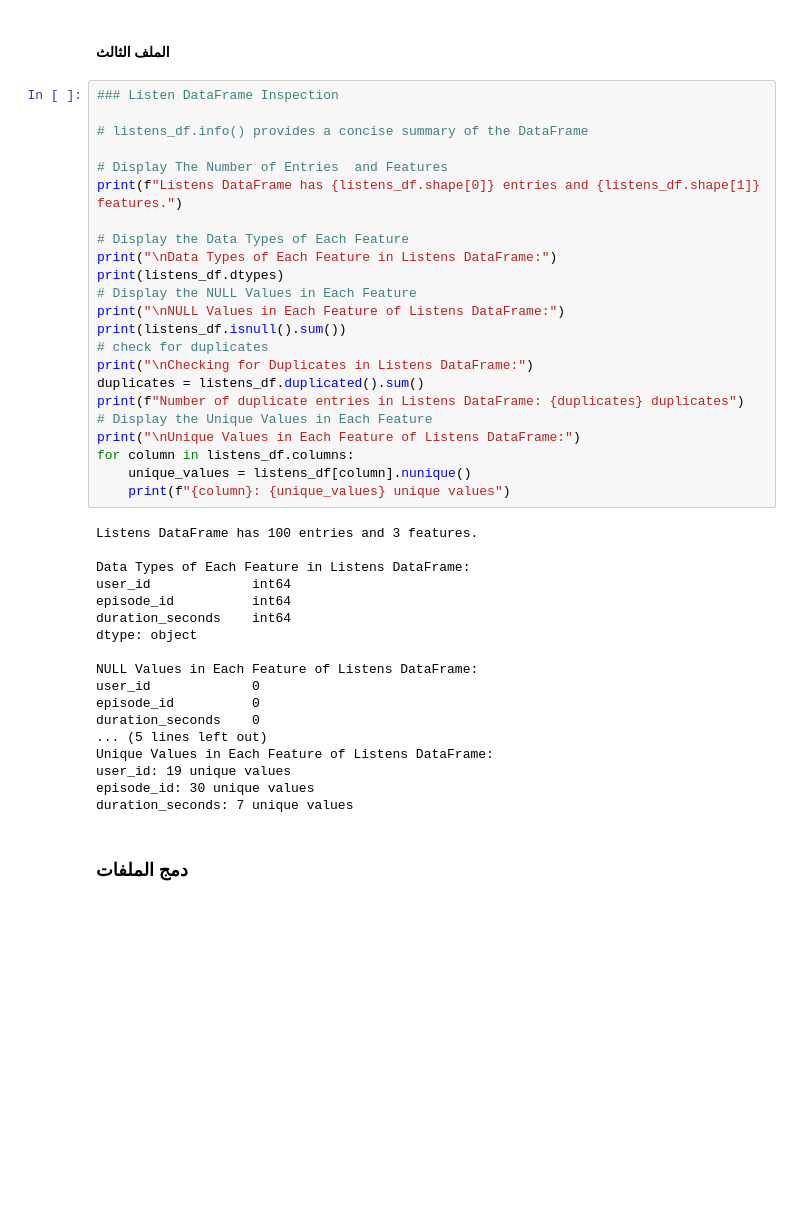
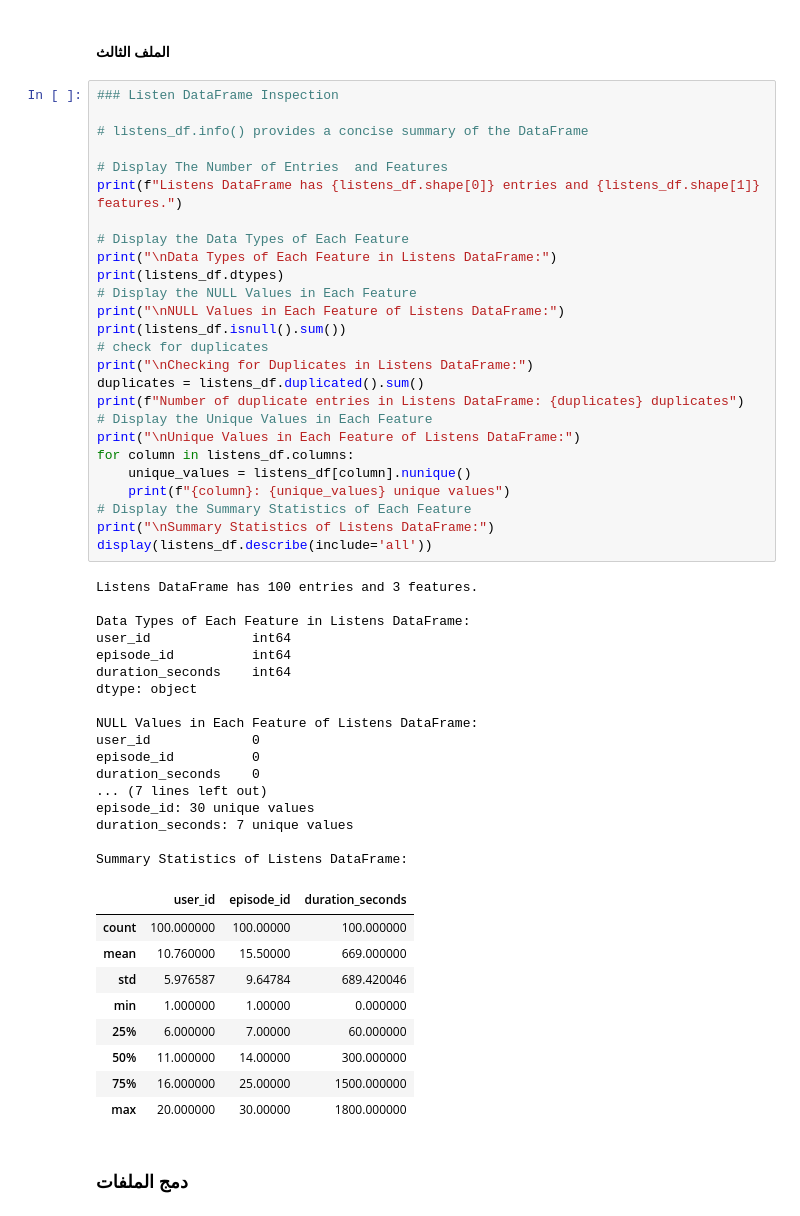
Before and after one commit to OmarAshIbra/8-Assignment, a Jupyter notebook: 8-Assignment.ipynb, the cells around one changed output. Cells and saved outputs as stored; diff of their text form; blank space fills up the shorter version.

```diff
--- a/8-Assignment.ipynb
+++ b/8-Assignment.ipynb
@@ -162,36 +165,48 @@ print(f"Listens DataFrame has {listens_df.shape[0]} entries and {listens_df.shap
 # Display the Data Types of Each Feature
 print("\nData Types of Each Feature in Listens DataFrame:")
 print(listens_df.dtypes)
 # Display the NULL Values in Each Feature
 print("\nNULL Values in Each Feature of Listens DataFrame:")
 print(listens_df.isnull().sum())
 # check for duplicates
 print("\nChecking for Duplicates in Listens DataFrame:")
 duplicates = listens_df.duplicated().sum()
 print(f"Number of duplicate entries in Listens DataFrame: {duplicates} duplicates")
 # Display the Unique Values in Each Feature
 print("\nUnique Values in Each Feature of Listens DataFrame:")
 for column in listens_df.columns:
     unique_values = listens_df[column].nunique()
     print(f"{column}: {unique_values} unique values")
+# Display the Summary Statistics of Each Feature
+print("\nSummary Statistics of Listens DataFrame:")
+display(listens_df.describe(include='all'))
 # %% [output]
 Listens DataFrame has 100 entries and 3 features.
 
 Data Types of Each Feature in Listens DataFrame:
 user_id             int64
 episode_id          int64
 duration_seconds    int64
 dtype: object
 
 NULL Values in Each Feature of Listens DataFrame:
 user_id             0
 episode_id          0
 duration_seconds    0
-... (5 lines left out)
-Unique Values in Each Feature of Listens DataFrame:
-user_id: 19 unique values
+... (7 lines left out)
 episode_id: 30 unique values
 duration_seconds: 7 unique values
+
+Summary Statistics of Listens DataFrame:
+|  | user_id | episode_id | duration_seconds |
+| count | 100.000000 | 100.00000 | 100.000000 |
+| mean | 10.760000 | 15.50000 | 669.000000 |
+| std | 5.976587 | 9.64784 | 689.420046 |
+| min | 1.000000 | 1.00000 | 0.000000 |
+| 25% | 6.000000 | 7.00000 | 60.000000 |
+| 50% | 11.000000 | 14.00000 | 300.000000 |
+| 75% | 16.000000 | 25.00000 | 1500.000000 |
+| max | 20.000000 | 30.00000 | 1800.000000 |
 # %% [markdown]
 ### دمج الملفات
 # %%
```
Also changed, not shown: parts of 10 cells of this notebook, 1 other file.
